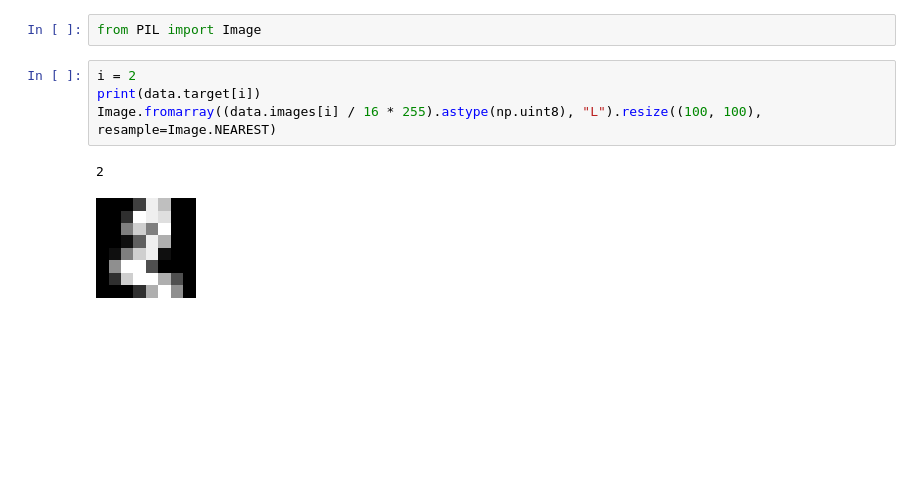
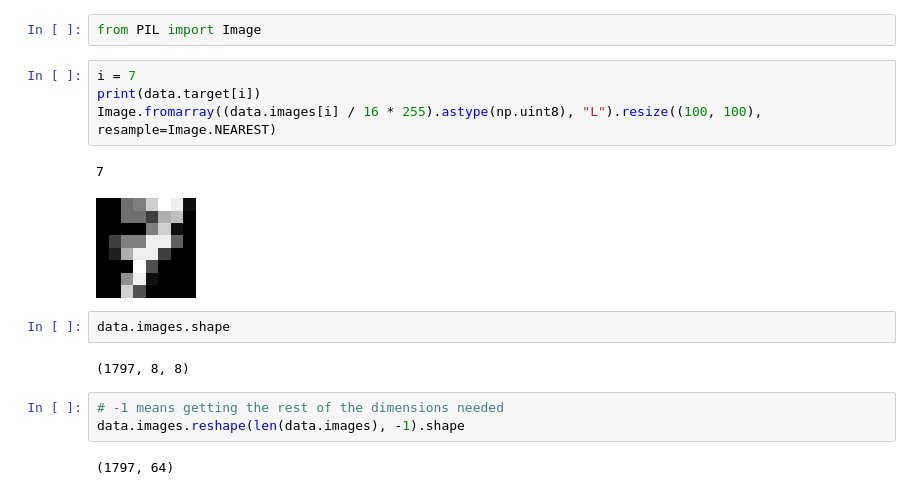
Before and after one commit to NickMattiss/ai-ml-principles-exercises, a Jupyter notebook: ovning1_ai_ml.ipynb, the cells around one changed output. Drawn from its saved outputs; the diff is of its cells as text; blank space fills up the shorter version.

```diff
--- a/ovning1_ai_ml.ipynb
+++ b/ovning1_ai_ml.ipynb
@@ -60,9 +58,18 @@ array([[  0,   0,  79, 207, 143,  15,   0,   0],
 # %%
 from PIL import Image
 # %%
-i = 2
+i = 7
 print(data.target[i])
 Image.fromarray((data.images[i] / 16 * 255).astype(np.uint8), "L").resize((100, 100), resample=Image.NEAREST)
 # %% [output]
-2
+7
-[figure, old version]
+[figure, new version]
+# %%
+data.images.shape
+# %% [output]
+(1797, 8, 8)
+# %%
+# -1 means getting the rest of the dimensions needed
+data.images.reshape(len(data.images), -1).shape
+# %% [output]
+(1797, 64)
```
Also changed, not shown: parts of 16 cells of this notebook.
